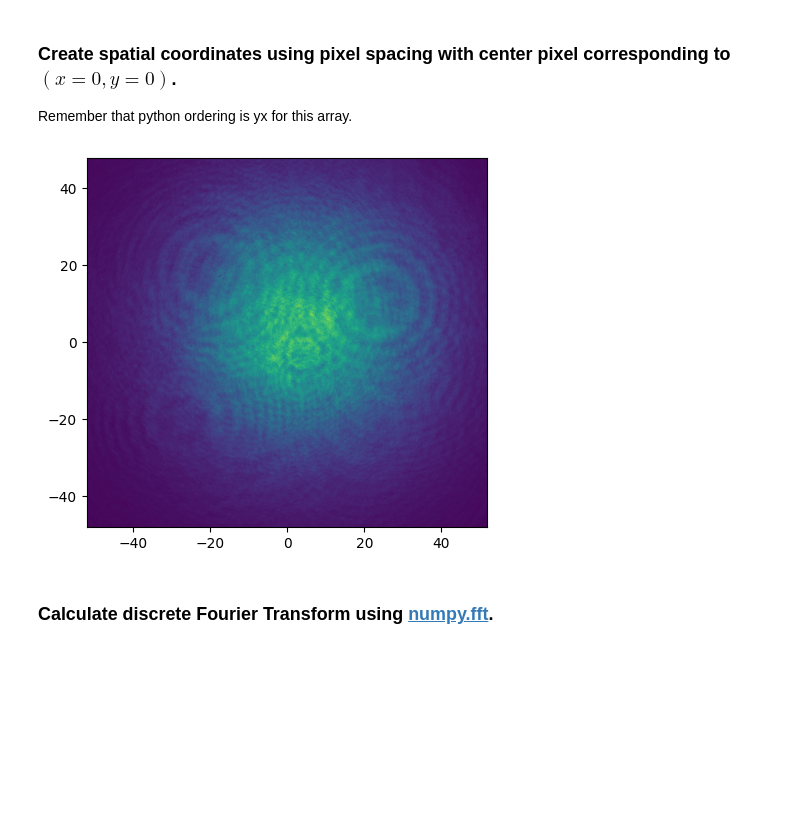
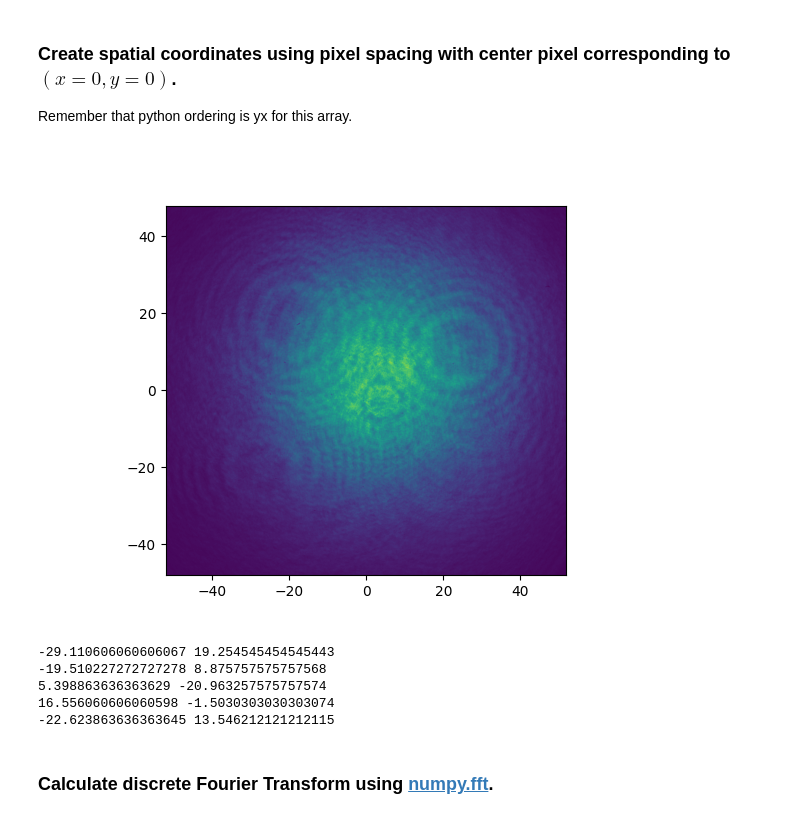
Before and after one commit to dpshepherd/PHY452_F2023, a Jupyter notebook: HW10_off_axis_hologram.ipynb, the cells around one changed output. Saved outputs shown, nothing was run; the diff lists cells and outputs as text; code cells hidden in the pictures; blank space fills up the shorter version.

```diff
--- a/HW10_off_axis_hologram.ipynb
+++ b/HW10_off_axis_hologram.ipynb
@@ -89,12 +108,27 @@ Remember that python ordering is yx for this array.
 camera_pixel_size = 0.1 # microns
 x_axis = np.arange(-raw_data.shape[1]/2,raw_data.shape[1]/2)*camera_pixel_size
 y_axis = np.arange(-raw_data.shape[0]/2,raw_data.shape[0]/2)*camera_pixel_size
-# %%
-plt.imshow(raw_data,
-           extent = (x_axis[0],x_axis[-1],y_axis[0],y_axis[-1]))
-plt.show()
-# %% [output]
-[figure, removed]
+# %%
+def onclick(event):
+    ix, iy = event.xdata, event.ydata
+    print(ix, iy)
+
+fig, ax = plt.subplots()
+
+# Display the image with specified axes
+ax.imshow(raw_data, extent=[x_axis[0], x_axis[-1], y_axis[0], y_axis[-1]])
+
+# Connect the click event to the handler
+cid = fig.canvas.mpl_connect('button_press_event', onclick)
+
+plt.show()
+# %% [output]
+[figure, added]
+-29.110606060606067 19.254545454545443
+-19.510227272727278 8.875757575757568
+5.398863636363629 -20.963257575757574
+16.556060606060598 -1.5030303030303074
+-22.623863636363645 13.546212121212115
 # %% [markdown]
 ### Calculate discrete Fourier Transform using [numpy.fft](https://numpy.org/doc/stable/reference/routines.fft.html).
 # %%
```
Also changed, not shown: parts of 4 cells of this notebook.
